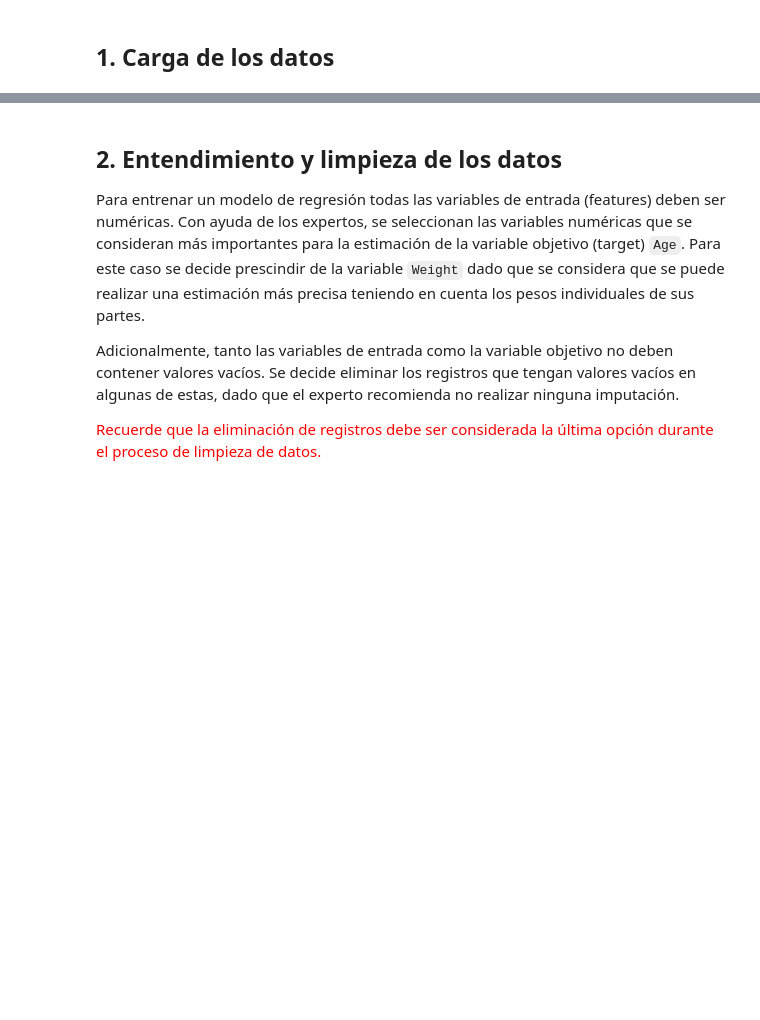
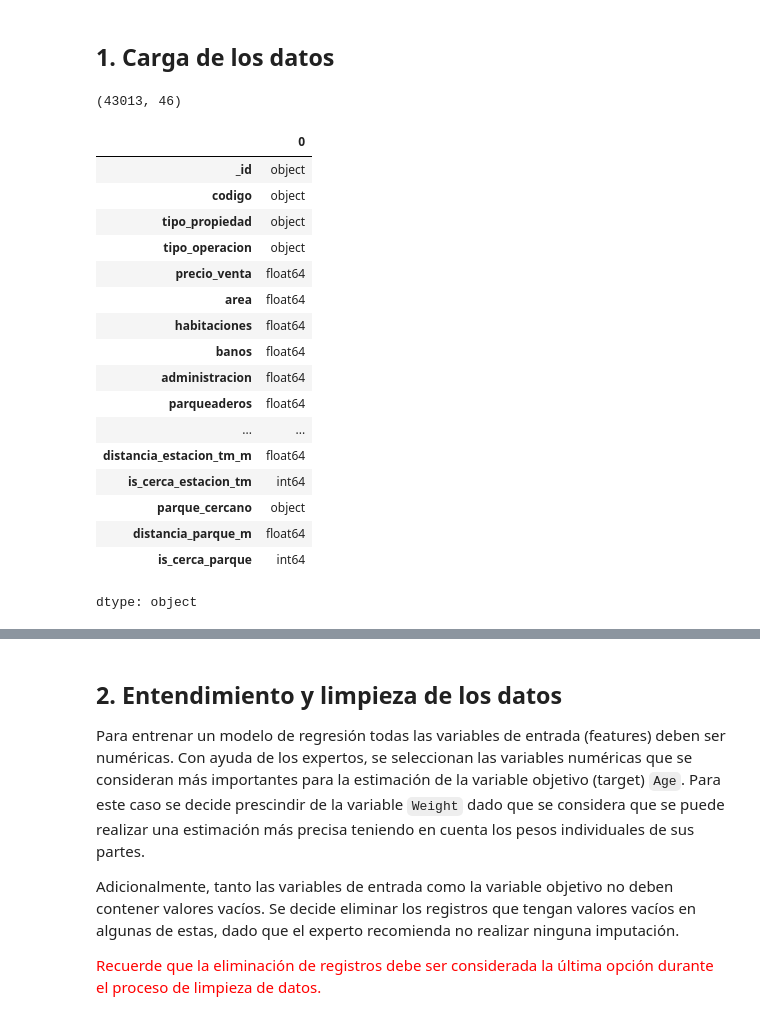
Before and after one commit to amrios80/linear-regression-tutorial, a Jupyter notebook: crabs/linear-regression-aptos.ipynb, the cells around one changed output, grey strips where cells are left out. Saved outputs shown, nothing was run; the diff lists cells and outputs as text; code cells hidden in the pictures; blank space fills up the shorter version.

```diff
--- a/crabs/linear-regression-aptos.ipynb
+++ b/crabs/linear-regression-aptos.ipynb
@@ -50,5 +53,26 @@ crabs_df = pd.read_csv("./data/CrabAgePrediction.csv")
 # %%
-crabs_df.shape
+apto_df.shape
+# %% [output]
+(43013, 46)
 # %%
-crabs_df.dtypes
+apto_df.dtypes
+# %% [output]
+|  | 0 |
+| _id | object |
+| codigo | object |
+| tipo_propiedad | object |
+| tipo_operacion | object |
+| precio_venta | float64 |
+| area | float64 |
+| habitaciones | float64 |
+| banos | float64 |
+| administracion | float64 |
+| parqueaderos | float64 |
+| ... | ... |
+| distancia_estacion_tm_m | float64 |
+| is_cerca_estacion_tm | int64 |
+| parque_cercano | object |
+| distancia_parque_m | float64 |
+| is_cerca_parque | int64 |
+dtype: object
 # %%
```
Also changed, not shown: parts of 7 cells of this notebook.
